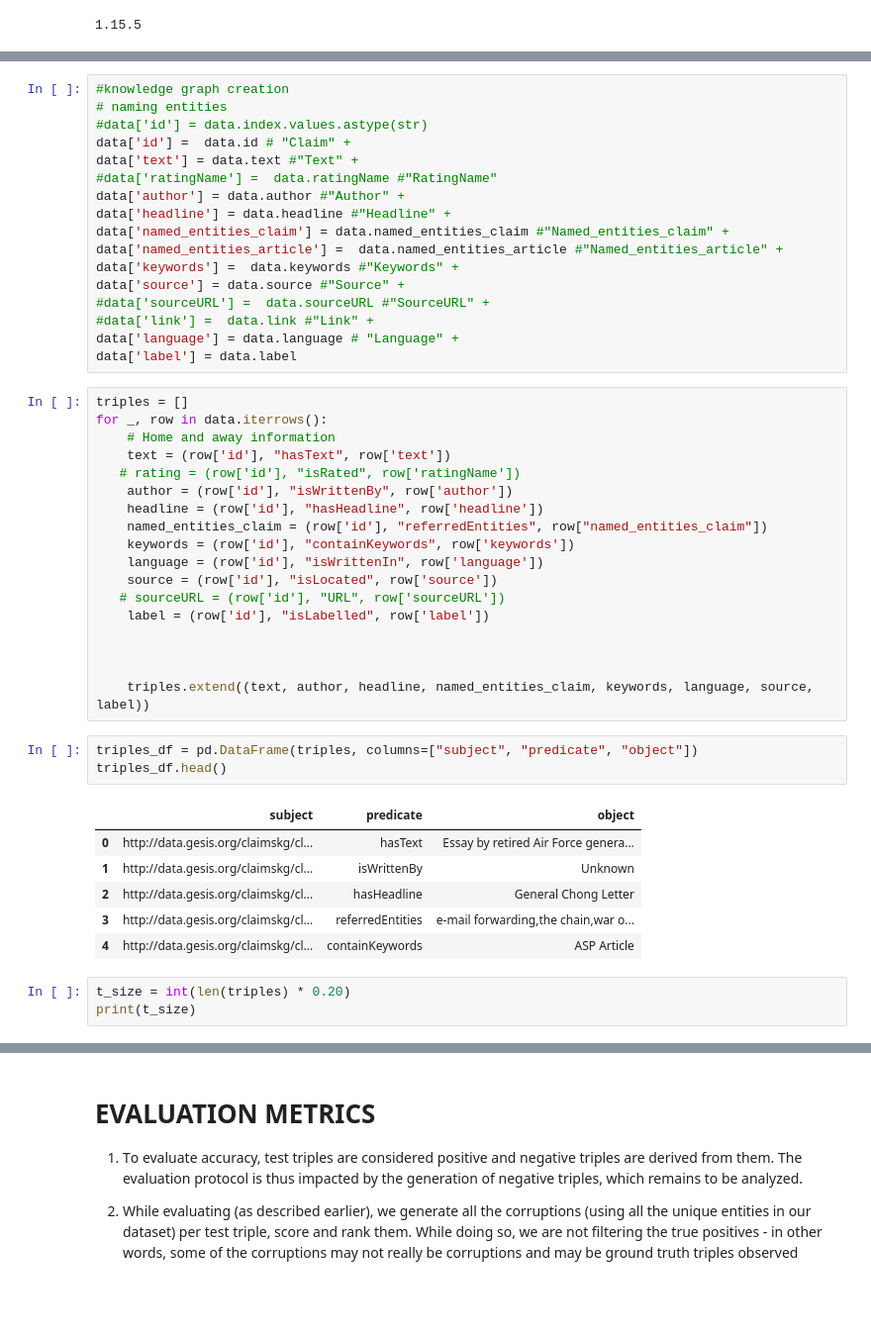
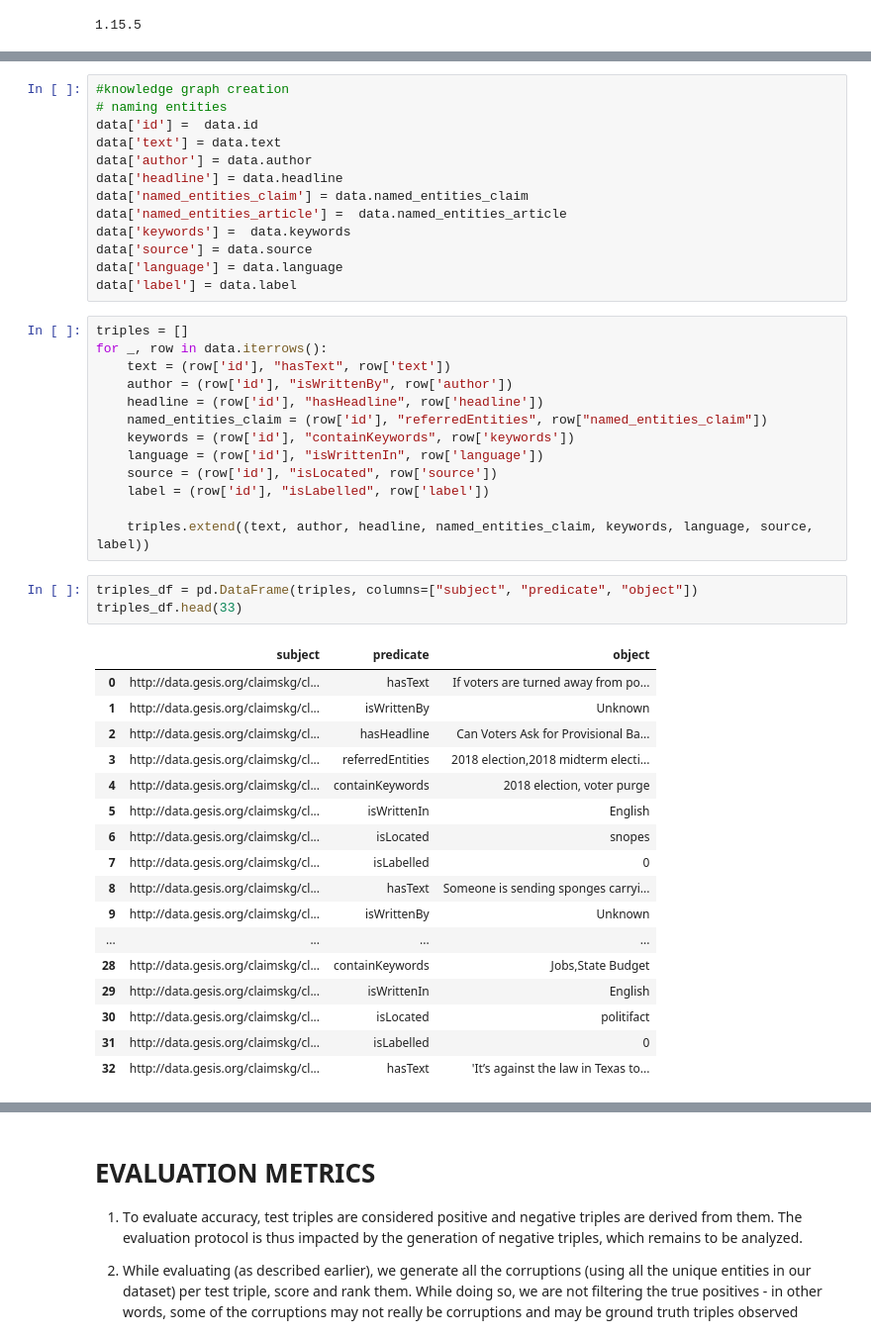
Before and after one commit to DkMaria/Fake-News-Detection, a Jupyter notebook: kge1401.ipynb, the cells around one changed output, grey strips where cells are left out. Shown at 99% size. Drawn from its saved outputs; the diff is of its cells as text; blank space fills up the shorter version.

```diff
--- a/kge1401.ipynb
+++ b/kge1401.ipynb
@@ -72,49 +72,48 @@ data.head()
 # %%
 #knowledge graph creation
 # naming entities
-#data['id'] = data.index.values.astype(str)
-data['id'] =  data.id # "Claim" +
-data['text'] = data.text #"Text" +
-#data['ratingName'] =  data.ratingName #"RatingName"
-data['author'] = data.author #"Author" +
-data['headline'] = data.headline #"Headline" +
-data['named_entities_claim'] = data.named_entities_claim #"Named_entities_claim" +
-data['named_entities_article'] =  data.named_entities_article #"Named_entities_article" +
-data['keywords'] =  data.keywords #"Keywords" +
-data['source'] = data.source #"Source" +
-#data['sourceURL'] =  data.sourceURL #"SourceURL" +
-#data['link'] =  data.link #"Link" +
-data['language'] = data.language # "Language" +
+data['id'] =  data.id
+data['text'] = data.text
+data['author'] = data.author
+data['headline'] = data.headline
+data['named_entities_claim'] = data.named_entities_claim
+data['named_entities_article'] =  data.named_entities_article
+data['keywords'] =  data.keywords
+data['source'] = data.source
+data['language'] = data.language
 data['label'] = data.label
 # %%
 triples = []
 for _, row in data.iterrows():
-    # Home and away information
     text = (row['id'], "hasText", row['text'])
-   # rating = (row['id'], "isRated", row['ratingName'])
     author = (row['id'], "isWrittenBy", row['author'])
     headline = (row['id'], "hasHeadline", row['headline'])
     named_entities_claim = (row['id'], "referredEntities", row["named_entities_claim"])
     keywords = (row['id'], "containKeywords", row['keywords'])
     language = (row['id'], "isWrittenIn", row['language'])
     source = (row['id'], "isLocated", row['source'])
-   # sourceURL = (row['id'], "URL", row['sourceURL'])
     label = (row['id'], "isLabelled", row['label'])
 
-
-
     triples.extend((text, author, headline, named_entities_claim, keywords, language, source, label))
 # %%
 triples_df = pd.DataFrame(triples, columns=["subject", "predicate", "object"])
-triples_df.head()
+triples_df.head(33)
 # %% [output]
 |  | subject | predicate | object |
-| 0 | http://data.gesis.org/claimskg/cl... | hasText | Essay by retired Air Force genera... |
+| 0 | http://data.gesis.org/claimskg/cl... | hasText | If voters are turned away from po... |
 | 1 | http://data.gesis.org/claimskg/cl... | isWrittenBy | Unknown |
-| 2 | http://data.gesis.org/claimskg/cl... | hasHeadline | General Chong Letter |
-| 3 | http://data.gesis.org/claimskg/cl... | referredEntities | e-mail forwarding,the chain,war o... |
-| 4 | http://data.gesis.org/claimskg/cl... | containKeywords | ASP Article |
+| 2 | http://data.gesis.org/claimskg/cl... | hasHeadline | Can Voters Ask for Provisional Ba... |
+| 3 | http://data.gesis.org/claimskg/cl... | referredEntities | 2018 election,2018 midterm electi... |
+| 4 | http://data.gesis.org/claimskg/cl... | containKeywords | 2018 election, voter purge |
+| 5 | http://data.gesis.org/claimskg/cl... | isWrittenIn | English |
+| 6 | http://data.gesis.org/claimskg/cl... | isLocated | snopes |
+| 7 | http://data.gesis.org/claimskg/cl... | isLabelled | 0 |
+| 8 | http://data.gesis.org/claimskg/cl... | hasText | Someone is sending sponges carryi... |
+| 9 | http://data.gesis.org/claimskg/cl... | isWrittenBy | Unknown |
+| ... | ... | ... | ... |
+| 28 | http://data.gesis.org/claimskg/cl... | containKeywords | Jobs,State Budget |
+| 29 | http://data.gesis.org/claimskg/cl... | isWrittenIn | English |
+| 30 | http://data.gesis.org/claimskg/cl... | isLocated | politifact |
+| 31 | http://data.gesis.org/claimskg/cl... | isLabelled | 0 |
+| 32 | http://data.gesis.org/claimskg/cl... | hasText | 'It’s against the law in Texas to... |
-# %%
-t_size = int(len(triples) * 0.20)
-print(t_size)
 # %%
```
Also changed, not shown: parts of 29 cells of this notebook.
